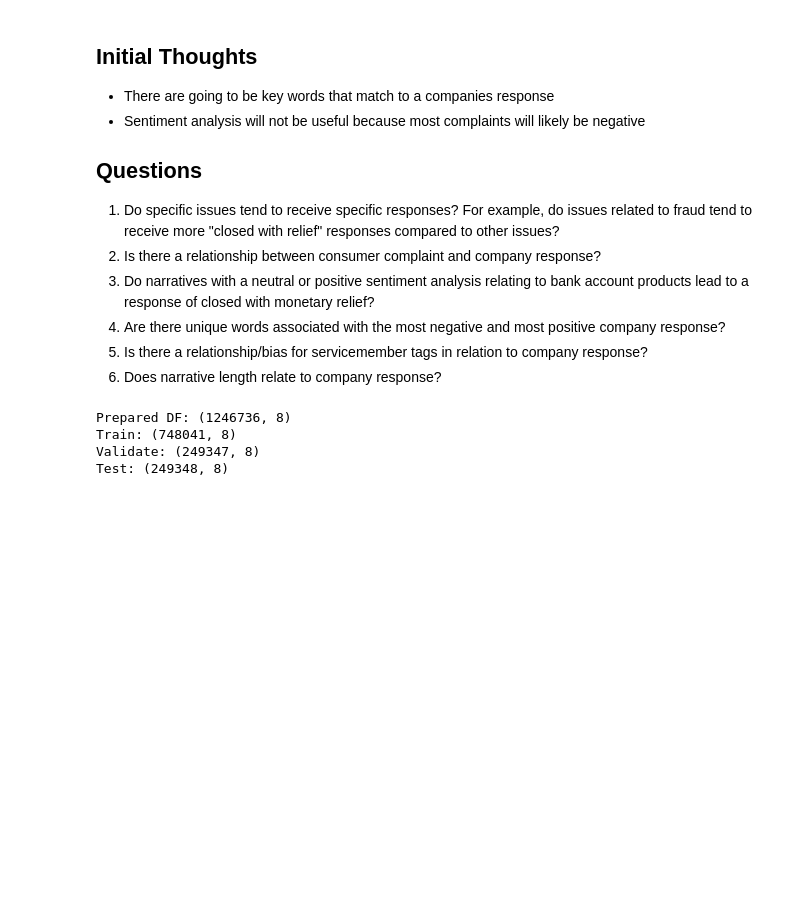
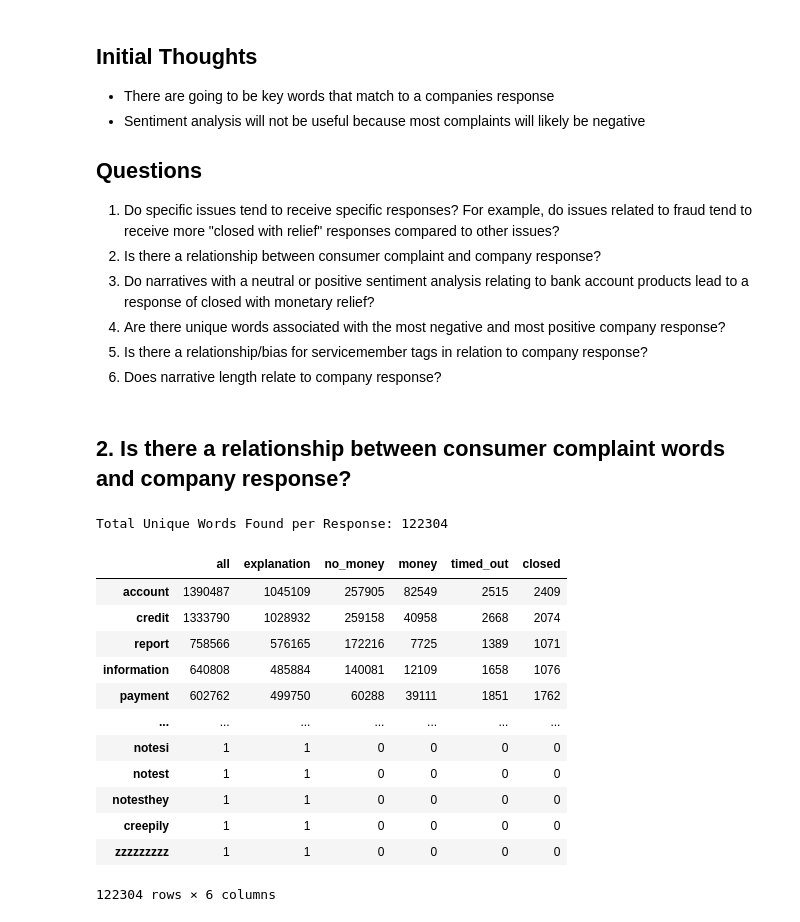
Before and after one commit to DATA-TRAC/consumer-complaint-response, a Jupyter notebook: ali-notebook.ipynb, the cells around one changed output. Cells and saved outputs as stored; diff of their text form; code cells hidden in the pictures; blank space fills up the shorter version.

```diff
--- a/ali-notebook.ipynb
+++ b/ali-notebook.ipynb
@@ -35,25 +34,45 @@ csv file found and loaded
 # %%
 pd.set_option("display.max_colwidth", 250)
 # %%
-df_clean = wr.clean_data(df)
-df_clean.to_parquet('df_clean.parquet')
+# df_clean = wr.clean_data(df)
+# df_clean.to_parquet('df_clean.parquet')
 df_clean = pd.read_parquet('df_clean.parquet')
 
-df_prep = wr.prep_narrative(df_clean)
-df_prep.to_parquet('df_prep.parquet')
+# df_prep = wr.prep_narrative(df_clean)
+# df_prep.to_parquet('df_prep.parquet')
 df_prep = pd.read_parquet('df_prep.parquet')
 
-train, validate, test = wr.split_data(df_prep,"company_response_to_consumer")
+# train, validate, test = wr.split_data(df_prep,"company_response_to_consumer")
 
-train.to_parquet('train.parquet')
-validate.to_parquet('validate.parquet')
-test.to_parquet('test.parquet')
+# train.to_parquet('train.parquet')
+# validate.to_parquet('validate.parquet')
+# test.to_parquet('test.parquet')
 
 train = pd.read_parquet('train.parquet')
 validate = pd.read_parquet('validate.parquet')
 test = pd.read_parquet('test.parquet')
-# %% [output]
-Prepared DF: (1246736, 8)
-Train: (748041, 8)
-Validate: (249347, 8)
-Test: (249348, 8)
+# %% [markdown]
+## 2. Is there a relationship between consumer complaint words and company response?
+# %%
+word_counts = ex.get_words(train).sort_values(by='all',ascending=False)
+# %% [output]
+Total Unique Words Found per Response: 122304
+# %%
+word_counts.to_parquet('word_counts.parquet')
+word_counts = pd.read_parquet('word_counts.parquet')
+# %%
+word_counts
+# %% [output]
+|  | all | explanation | no_money | money | timed_out | closed |
+| account | 1390487 | 1045109 | 257905 | 82549 | 2515 | 2409 |
+| credit | 1333790 | 1028932 | 259158 | 40958 | 2668 | 2074 |
+| report | 758566 | 576165 | 172216 | 7725 | 1389 | 1071 |
+| information | 640808 | 485884 | 140081 | 12109 | 1658 | 1076 |
+| payment | 602762 | 499750 | 60288 | 39111 | 1851 | 1762 |
+| ... | ... | ... | ... | ... | ... | ... |
+| notesi | 1 | 1 | 0 | 0 | 0 | 0 |
+| notest | 1 | 1 | 0 | 0 | 0 | 0 |
+| notesthey | 1 | 1 | 0 | 0 | 0 | 0 |
+| creepily | 1 | 1 | 0 | 0 | 0 | 0 |
+| zzzzzzzzz | 1 | 1 | 0 | 0 | 0 | 0 |
+122304 rows × 6 columns
```
Also changed, not shown: parts of 31 cells of this notebook.
